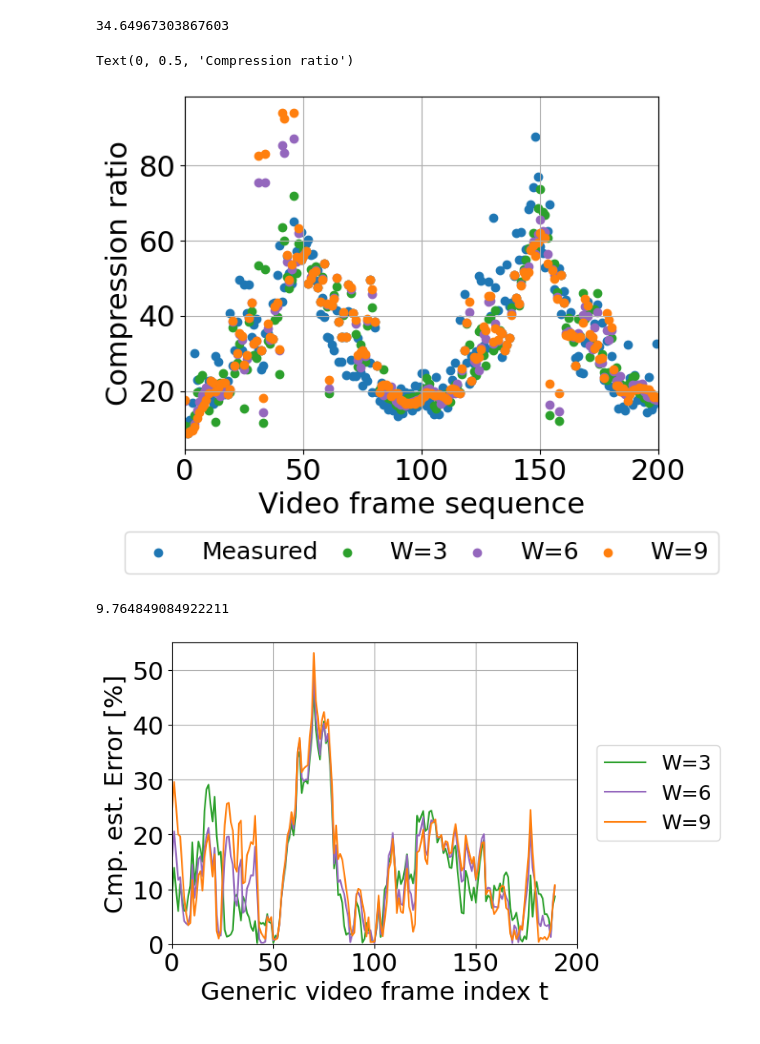
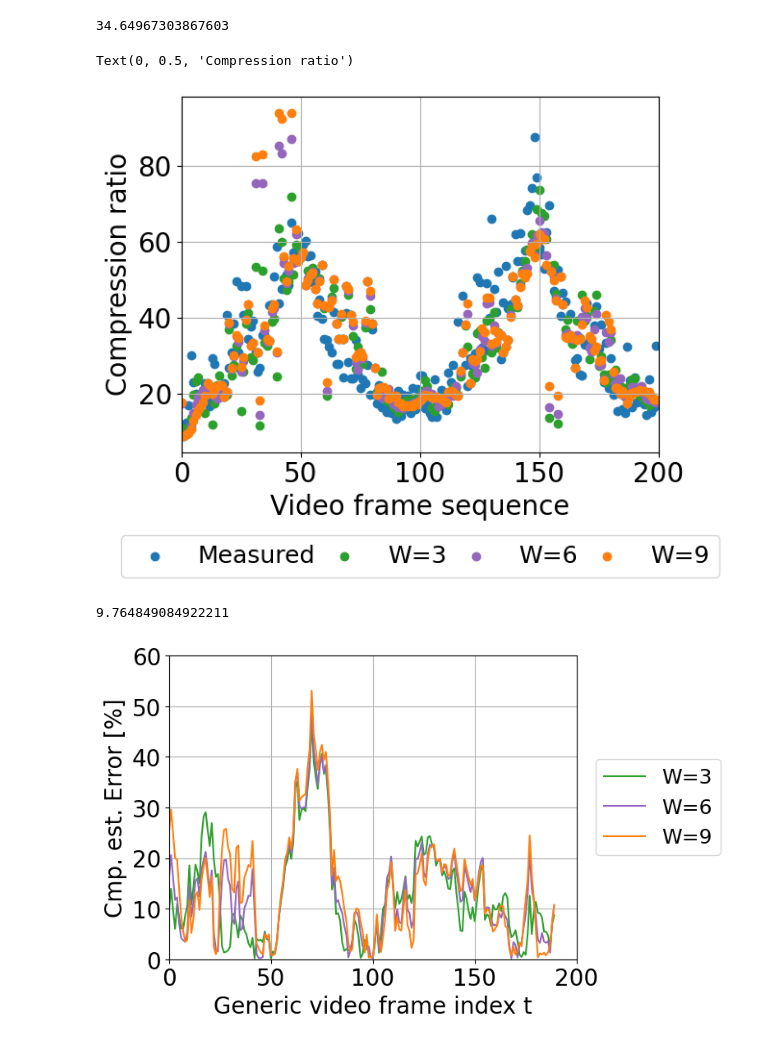
Before and after one commit to Rexyyj/split_DNN_framework, a Jupyter notebook: dynamic_framework/linearality_analysis/analysis_jpeg_dynamic2_cmp_history.ipynb, the cells around one changed output. Cells and saved outputs as stored; diff of their text form; code cells hidden in the pictures.

```diff
--- a/dynamic_framework/linearality_analysis/analysis_jpeg_dynamic2_cmp_history.ipynb
+++ b/dynamic_framework/linearality_analysis/analysis_jpeg_dynamic2_cmp_history.ipynb
@@ -5,7 +5,7 @@ import numpy as np
 import matplotlib.pyplot as plt
 
 plt.rcParams.update({"text.usetex": False,
-                     "font.size": 22,
+                     "font.size": 20,
                      "pdf.fonttype": 42,
                      "ps.fonttype": 42})
 # %%
@@ -251,7 +251,7 @@ ax1.set_ylabel("Compression ratio")
 # plt.savefig("./figures/cmp_est.pdf",format="pdf", bbox_inches="tight")
 # %% [output]
 Text(0, 0.5, 'Compression ratio')
-[figure, old version]
+[figure, new version]
 # %%
 np.array(est_err_avged_6).std()
 # %% [output]
@@ -259,16 +259,16 @@ np.array(est_err_avged_6).std()
 # %%
 fig, ax1 = plt.subplots()
 # ax1.plot(np.arange(len(true_avged)),true_avged,label ="Measured",color="tab:blue")
 ax1.plot(np.arange(len(true_avged)),est_err_avged_3, label="W=3",color="tab:green")
 ax1.plot(np.arange(len(true_avged)),est_err_avged_6, label="W=6",color="tab:purple")
 ax1.plot(np.arange(len(true_avged)),est_err_avged_9, label="W=9",color="tab:orange")
 
 ax1.legend(ncol=1,fontsize=18,loc="center",bbox_to_anchor=(1.2, 0.5), columnspacing=2)
 ax1.grid()
 ax1.set_ylabel("Cmp. est. Error [%]")
 ax1.set_xlabel("Generic video frame index t")
 ax1.set_xlim([0,200])
-ax1.set_ylim([0,55])
+ax1.set_ylim([0,60])
 plt.savefig("./figures/cmp_est.pdf",format="pdf", bbox_inches="tight")
 # %% [output]
-[figure, old version]
+[figure, new version]
```
Also changed, not shown: 25 other files.
